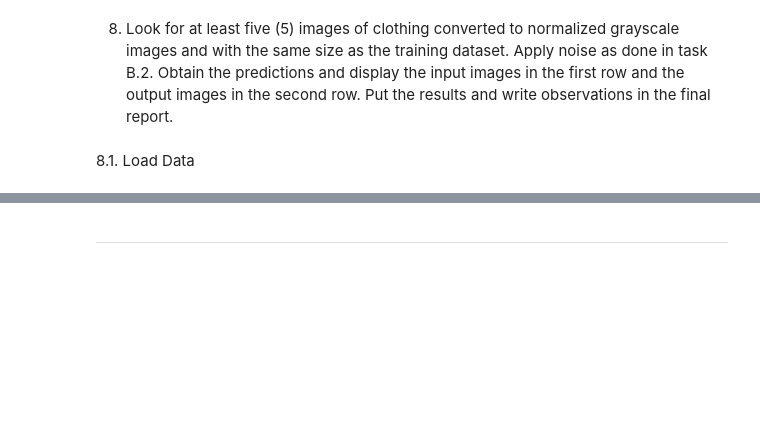
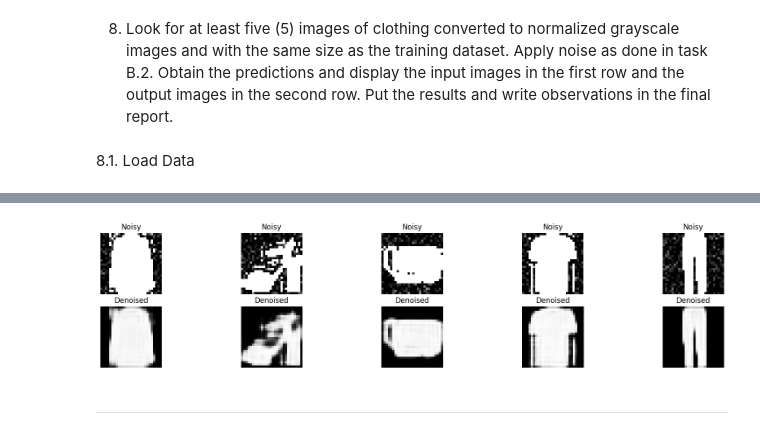
Before and after one commit to PJ-Caleon/LBYCPC4, a Jupyter notebook: Activity1.ipynb, the cells around one changed output, grey strips where cells are left out. Cells and saved outputs as stored; diff of their text form; code cells hidden in the pictures; blank space fills up the shorter version.

```diff
--- a/Activity1.ipynb
+++ b/Activity1.ipynb
@@ -664,0 +695,19 @@ Average Reconstruction Error (MSE): 0.0050326713396178085
+# %%
+
+decoded_data = autoencoder_img.predict(data_noisy[:5])
+
+plt.figure(figsize=(20, 4))
+for i in range(5):
+    # display noisy
+    ax = plt.subplot(2, 5, i + 1)
+    plt.imshow(data_noisy[i], cmap='gray')
+    plt.title("Noisy")
+    plt.axis('off')
+
+    # display reconstruction
+    ax = plt.subplot(2,5, i + 1 + 5)
+    plt.imshow(decoded_data[i].reshape(28, 28), cmap='gray')
+    plt.title("Denoised")
+    plt.axis('off')
+plt.show()
+# %% [output]
@@ -665,3 +715,4 @@ Average Reconstruction Error (MSE): 0.0050326713396178085
+[figure, added]
 # %% [markdown]
 ***
 # %% [markdown]
```
Also changed, not shown: parts of 7 cells of this notebook.
